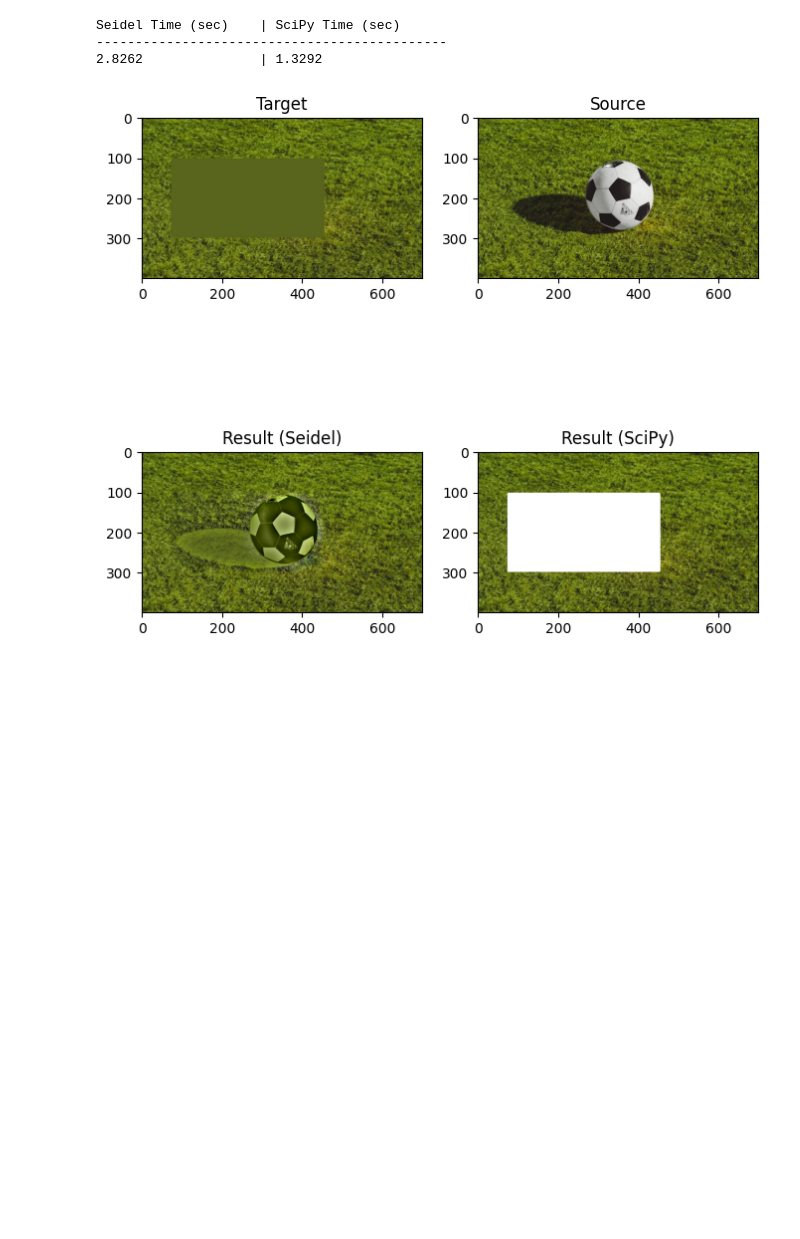
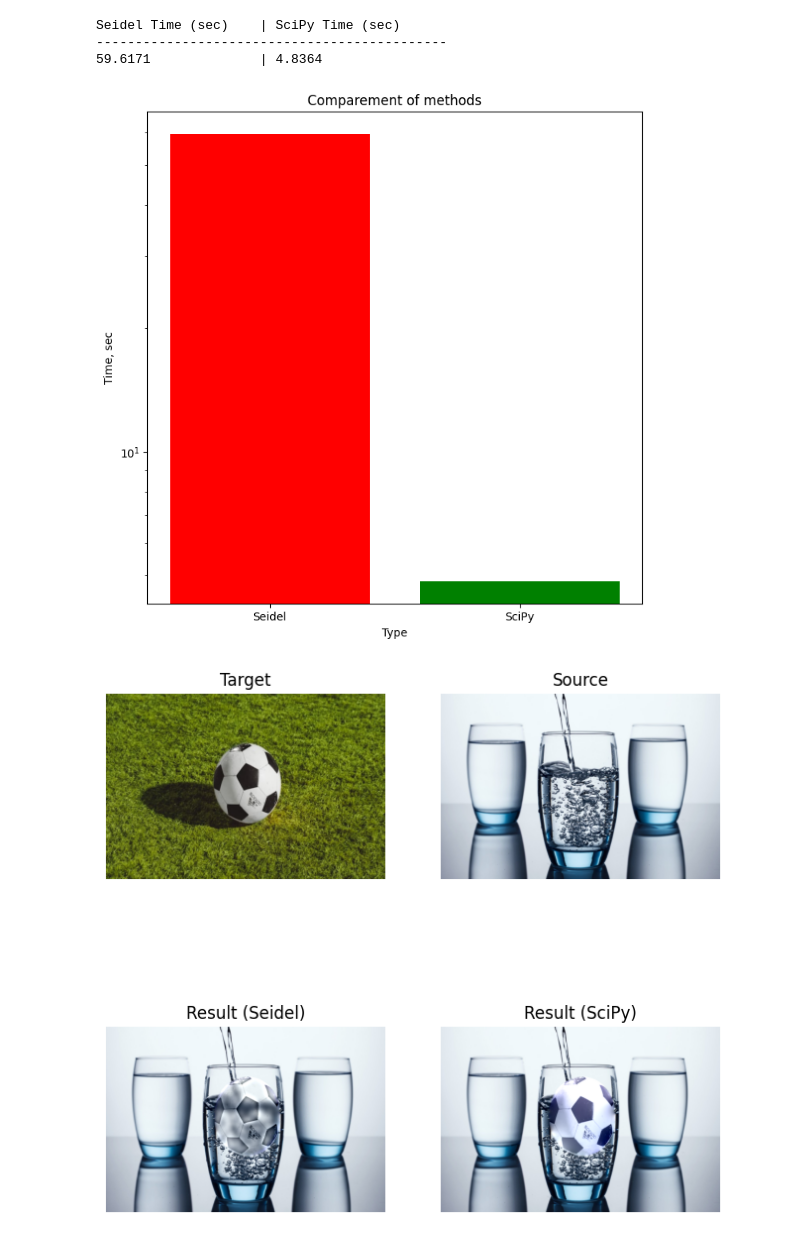
Before and after one commit to KlymentievMaksym/MMROKZ, a Jupyter notebook: Lab09/classroom.ipynb, the cells around one changed output. Cells and saved outputs as stored; diff of their text form; code cells hidden in the pictures; blank space fills up the shorter version.

```diff
--- a/Lab09/classroom.ipynb
+++ b/Lab09/classroom.ipynb
@@ -37,9 +51,9 @@ def poisson_seidel(target, source, mask, iterations=2000):
     _mask = _mask[:, :, None]
 
     kernel_laplacian = np.array([
-        [0, -1, 0],
-        [-1,  4, -1],
-        [0, -1, 0]],
+        [0, 1, 0],
+        [1, -4, 1],
+        [0, 1, 0]],
         dtype=np.float64
     )
     laplacian = cv2.filter2D(_source, -1, kernel_laplacian)
@@ -60,10 +74,10 @@ def poisson_seidel(target, source, mask, iterations=2000):
     return np.clip(_target, 0, 255).astype(np.uint8)
 
 
-res_seidel = poisson_seidel(target, source, mask, iterations=500)
-
-plt.figure(figsize=(18, 18))
-plt.subplot(131), plt.imshow(target.astype('uint8')), plt.title("Target")
-plt.subplot(132), plt.imshow(source.astype('uint8')), plt.title("Source")
-plt.subplot(133), plt.imshow(res_seidel), plt.title("Result (Seidel)")
-plt.show()
+# res_seidel = poisson_seidel(*target_source, mask, iterations=500)
+# plt.figure(figsize=(8, 8))
+# plt.subplot(221), plt.imshow(target.astype('uint8')), plt.title("Target"), plt.axis('off')
+# plt.subplot(222), plt.imshow(source.astype('uint8')), plt.title("Source"), plt.axis('off')
+# plt.subplot(223), plt.imshow(mask, cmap='gray'), plt.title("Mask"), plt.axis('off')
+# plt.subplot(224), plt.imshow(res_seidel), plt.title("Result (Seidel)"), plt.axis('off')
+# plt.show()
@@ -142,48 +189,38 @@ def poisson_scipy(target, source, mask):
 # %%
-
 print(f"{'Seidel Time (sec)':<20} | {'SciPy Time (sec)':<20}")
 print("-" * 45)
 
 start = time.time()
 iterations = 500
-res_seidel = poisson_seidel(target, source, mask, iterations=iterations)
+res_seidel = poisson_seidel(*target_source, mask, iterations=iterations)
 end = time.time()
 t_seidel = end - start
 
 start = time.time()
-res_scipy = poisson_scipy(target, source, mask)
+res_scipy = poisson_scipy(*target_source, mask)
 end = time.time()
 t_scipy = end - start
 
 print(f"{str(round(t_seidel, 4)):<20} | {str(round(t_scipy, 4)):<20}")
 
-# plt.figure(figsize=(10, 6))
-# plt.plot(sizes, times_seidel, marker='o', label='Метод Зейделя (Ітеративний)', color='red')
-# plt.plot(sizes, times_scipy, marker='s', label='SciPy Sparse Linalg (Прямий)', color='green')
+plt.figure(figsize=(8, 8))
+plt.bar("Seidel", t_seidel, color='red')
+plt.bar("SciPy", t_scipy, color='green')
 
-# plt.title('Порівняння часу виконання: Зейдель vs SciPy')
-# plt.xlabel('Розмір зображення (px)')
-# plt.ylabel('Час (сек)')
-# plt.yscale('log') # Логарифмічна шкала
-# plt.grid(True, which="both", ls="-", alpha=0.5)
-# plt.legend()
-
-# # Збереження графіка
-# plt.savefig('poisson_benchmark.png')
-# print("\nГрафік збережено як 'poisson_benchmark.png'")
-
-# Показуємо приклад роботи (для останнього розміру)
+plt.title('Comparement of methods')
+plt.xlabel('Type')
+plt.ylabel('Time, sec')
+plt.yscale('log')
 
 plt.figure(figsize=(8, 8))
-plt.subplot(221), plt.imshow(target.astype('uint8')), plt.title("Target")
-plt.subplot(222), plt.imshow(source.astype('uint8')), plt.title("Source")
-plt.subplot(223), plt.imshow(res_seidel), plt.title("Result (Seidel)")
-plt.subplot(224), plt.imshow(res_scipy), plt.title("Result (SciPy)")
+plt.subplot(221), plt.imshow(target.astype('uint8')), plt.title("Target"), plt.axis('off')
+plt.subplot(222), plt.imshow(source.astype('uint8')), plt.title("Source"), plt.axis('off')
+plt.subplot(223), plt.imshow(res_seidel), plt.title("Result (Seidel)"), plt.axis('off')
+plt.subplot(224), plt.imshow(res_scipy), plt.title("Result (SciPy)"), plt.axis('off')
 plt.show()
-# plt.savefig('poisson_result_example.png')
-# print("Приклад результату збережено як 'poisson_result_example.png'")
 # %% [output]
 Seidel Time (sec)    | SciPy Time (sec)
 ---------------------------------------------
-2.8262               | 1.3292
+59.6171              | 4.8364
-[figure, old version]
+[figure, new version]
+[figure, added]
```
Also changed, not shown: parts of 7 cells of this notebook.
